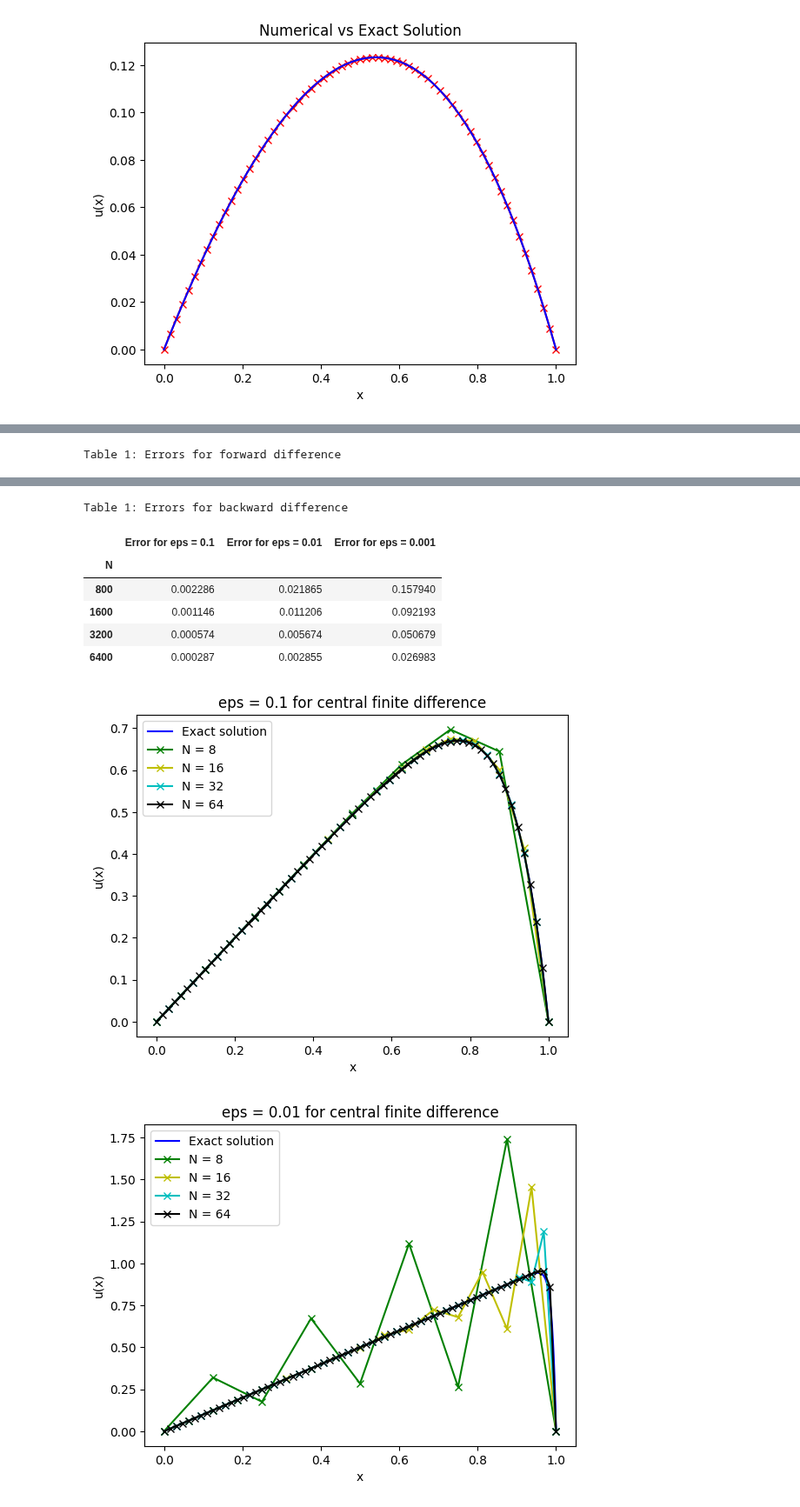
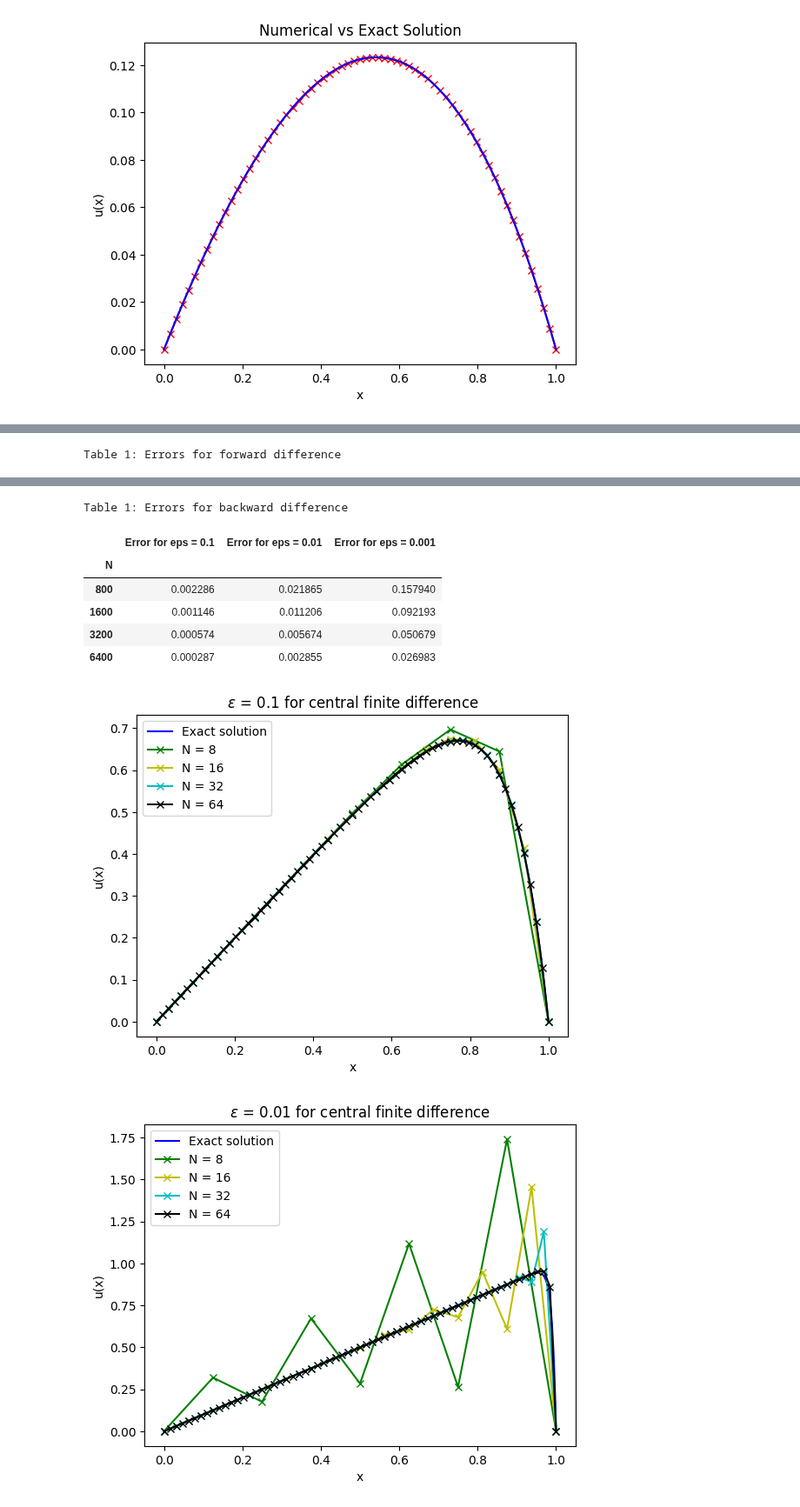
Before and after one commit to todj107/NumPDE, a Jupyter notebook: lab_01_feix.ipynb, the cells around one changed output, grey strips where cells are left out. Shown at 87% size. Cells and saved outputs as stored; diff of their text form; code cells hidden in the pictures.

```diff
--- a/lab_01_feix.ipynb
+++ b/lab_01_feix.ipynb
@@ -743,7 +743,7 @@ for j in range(0,len(eps_arr)):
         #Multiply N by four to get better values for EOC determination
         E_center_tab[j,i] = work_func_FDM(eps, 10*N_arr[i],i,'center','')
     plt.legend(['Exact solution','N = 8', 'N = 16', 'N = 32 ', 'N = 64'])
-    plt.title(f"eps = {eps} for central finite difference")
+    plt.title(f"$\\epsilon$ = {eps} for central finite difference")
 
 #change N_arr to match N:s used in table
 N_arr_cent = 10*N_arr
@@ -775,7 +775,7 @@ for j in range(0,len(eps_arr)):
         E_frwd[j,i] = work_func_FDM(eps, N_arr[i],i,'forward','plot')
         E_frwd_tab[j,i] = work_func_FDM(eps, 100*N_arr[i],i,'forward','')
     plt.legend(['Exact solution','N = 8', 'N = 16', 'N = 32', 'N = 64'])
-    plt.title(f"eps = {eps} for forward finite difference")
+    plt.title(f"$\\epsilon$ = {eps} for forward finite difference")
 
 
 #Table forward
@@ -804,39 +804,39 @@ for j in range(0,len(eps_arr)):
         E_back[j,i] = work_func_FDM(eps, N_arr[i],i,'backward', 'plot')
         E_back_tab[j,i] = work_func_FDM(eps, 100*N_arr[i],i,'backward','')
     plt.legend(['Exact solution','N = 8', 'N = 16', 'N = 32', 'N = 64'])
-    plt.title(f"eps = {eps} for backward finite difference")
+    plt.title(f"$\\epsilon$ = {eps} for backward finite difference")
 
 
 #Table Backward
 N_arr_back = 100*N_arr
 data = {"Error for eps = 0.1":E_back_tab[0,:],"Error for eps = 0.01":E_back_tab[1,:], "Error for eps = 0.001":E_back_tab[2,:]}
 
 df = pd.DataFrame(data, index=N_arr_back)
 df = df[["Error for eps = 0.1", "Error for eps = 0.01", "Error for eps = 0.001"]]
 df = df.round(6)
 df.index.name="N"
 display(df.style.set_caption("Table 1: Errors for backward difference"))
 # %% [output]
 Table 1: Errors for central difference
 |  | Error for eps = 0.1 | Error for eps = 0.01 | Error for eps = 0.001 |
 | N |  |  |  |
 | 80 | 0.000479 | 0.055736 | 0.724142 |
 | 160 | 0.000120 | 0.012128 | 0.517082 |
 | 320 | 0.000030 | 0.003021 | 0.263449 |
 | 640 | 0.000007 | 0.000749 | 0.086804 |
 Table 1: Errors for forward difference
 |  | Error for eps = 0.1 | Error for eps = 0.01 | Error for eps = 0.001 |
 | N |  |  |  |
 | 800 | 0.002310 | 0.024271 | 0.536505 |
 | 1600 | 0.001152 | 0.011805 | 0.160261 |
 | 3200 | 0.000575 | 0.005824 | 0.066654 |
 | 6400 | 0.000287 | 0.002893 | 0.030792 |
 Table 1: Errors for backward difference
 |  | Error for eps = 0.1 | Error for eps = 0.01 | Error for eps = 0.001 |
 | N |  |  |  |
 | 800 | 0.002286 | 0.021865 | 0.157940 |
 | 1600 | 0.001146 | 0.011206 | 0.092193 |
 | 3200 | 0.000574 | 0.005674 | 0.050679 |
 | 6400 | 0.000287 | 0.002855 | 0.026983 |
-[figure, old version]
+[figure, new version]
-[figure, old version]
+[figure, new version]
```
Also changed, not shown: parts of 3 cells of this notebook.
